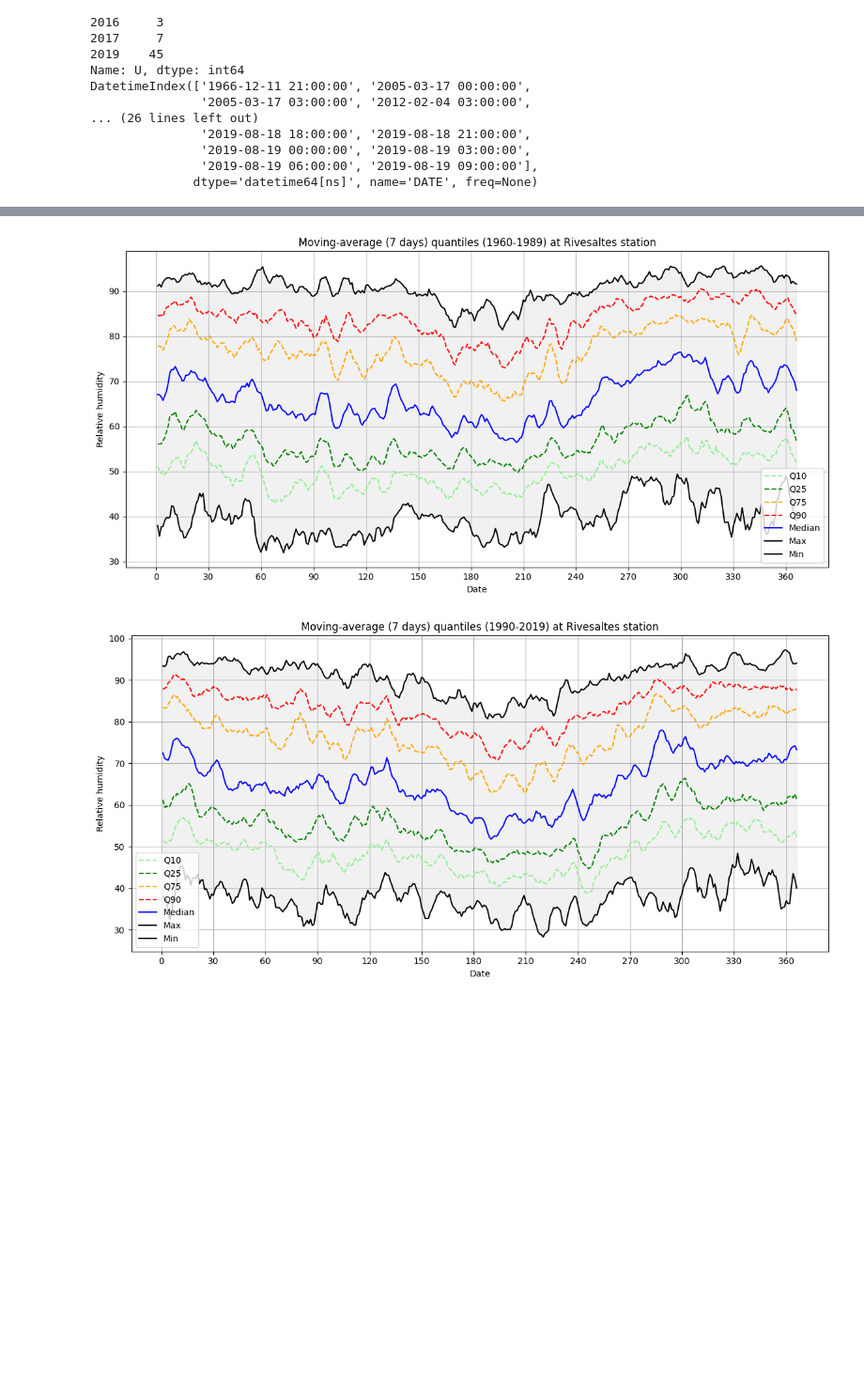
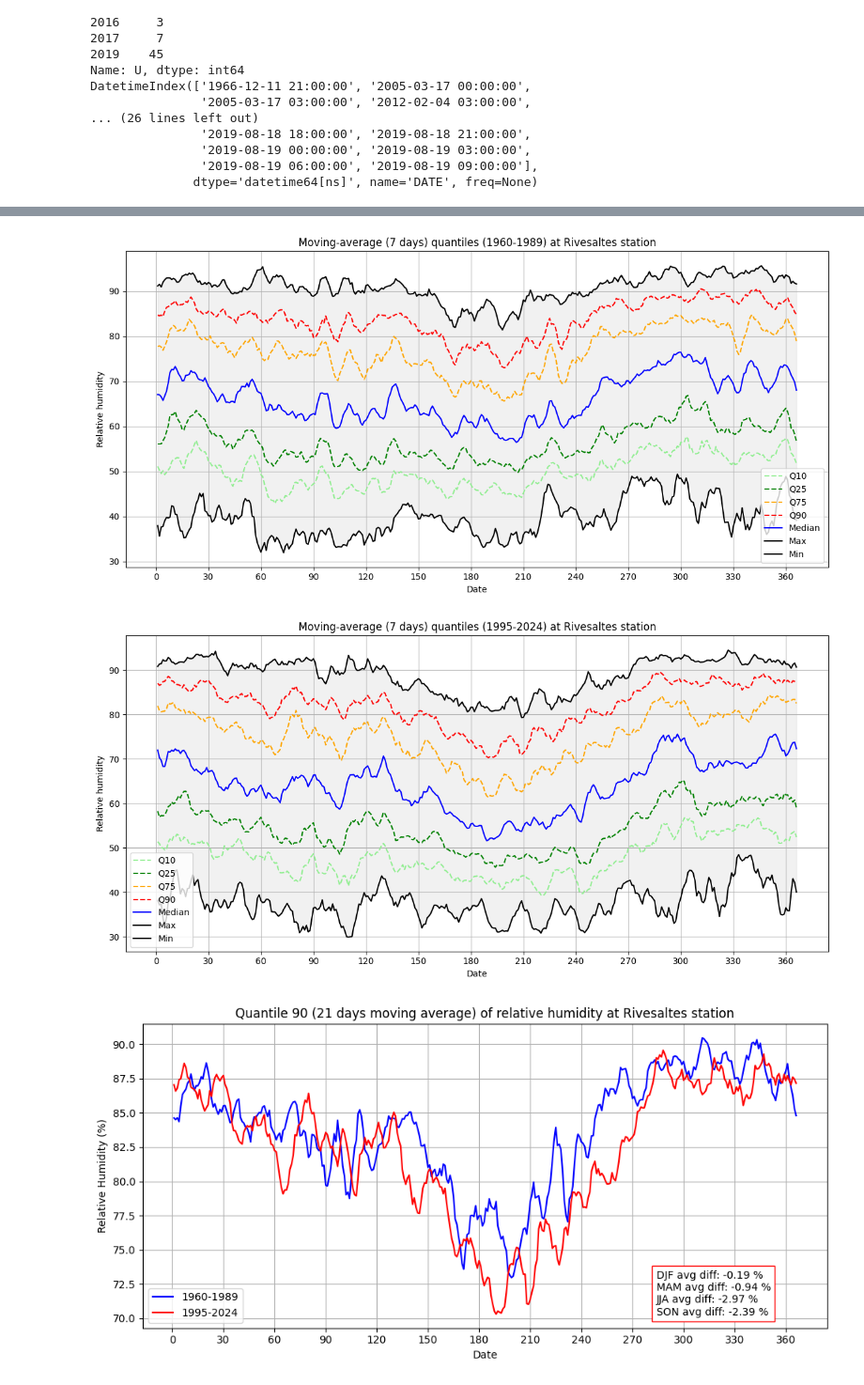
Before and after one commit to leopaulbaleneenm-source/Climate_Change_PO, a Jupyter notebook: notebooks/humidity/humidity_viz.ipynb, the cells around one changed output, grey strips where cells are left out. Shown at 94% size. Drawn from its saved outputs; the diff is of its cells as text; code cells hidden in the pictures; blank space fills up the shorter version.

```diff
--- a/notebooks/humidity/humidity_viz.ipynb
+++ b/notebooks/humidity/humidity_viz.ipynb
@@ -172,26 +226,40 @@ sr_nrm = cp.clim_ma(
 # %%
 dic_ma_q_f = cp.ma_quantiles(
     sr,
     7,
     "avg",
     "1960-01-01 00:00:00",
     "1989-12-31 23:00:00",
     "Moving-average (7 days) quantiles (1960-1989) at Rivesaltes station",
     "Relative humidity",
     "humidity"
 )
 
 dic_ma_q_s = cp.ma_quantiles(
     sr,
     7,
     "avg",
-    "1990-01-01 00:00:00",
-    "2019-12-31 23:00:00",
-    "Moving-average (7 days) quantiles (1990-2019) at Rivesaltes station",
+    "1995-01-01 00:00:00",
+    "2024-12-31 23:00:00",
+    "Moving-average (7 days) quantiles (1995-2024) at Rivesaltes station",
     "Relative humidity",
     "humidity"
 )
+
+q_f = dic_ma_q_f["Q90"]
+q_s = dic_ma_q_s["Q90"]
+
+norm_compare(
+    q_f,
+    q_s,
+    "Quantile 90 (21 days moving average) of relative humidity at Rivesaltes station",
+    "Relative Humidity (%)",
+    "1960-1989",
+    "1995-2024",
+    "%"
+)
 # %% [output]
 [figure]
-[figure, old version]
+[figure, new version]
+[figure, added]
 # %% [markdown]
```
Also changed, not shown: parts of 25 cells of this notebook, 1 other file.
